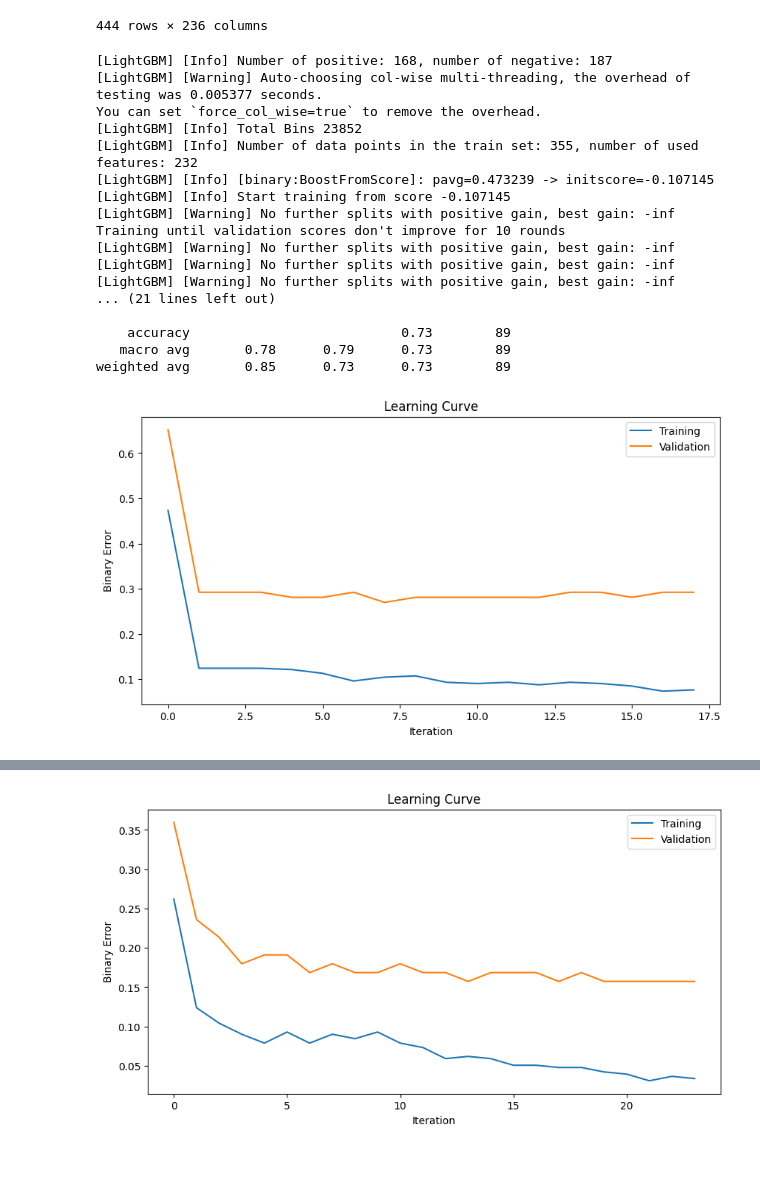
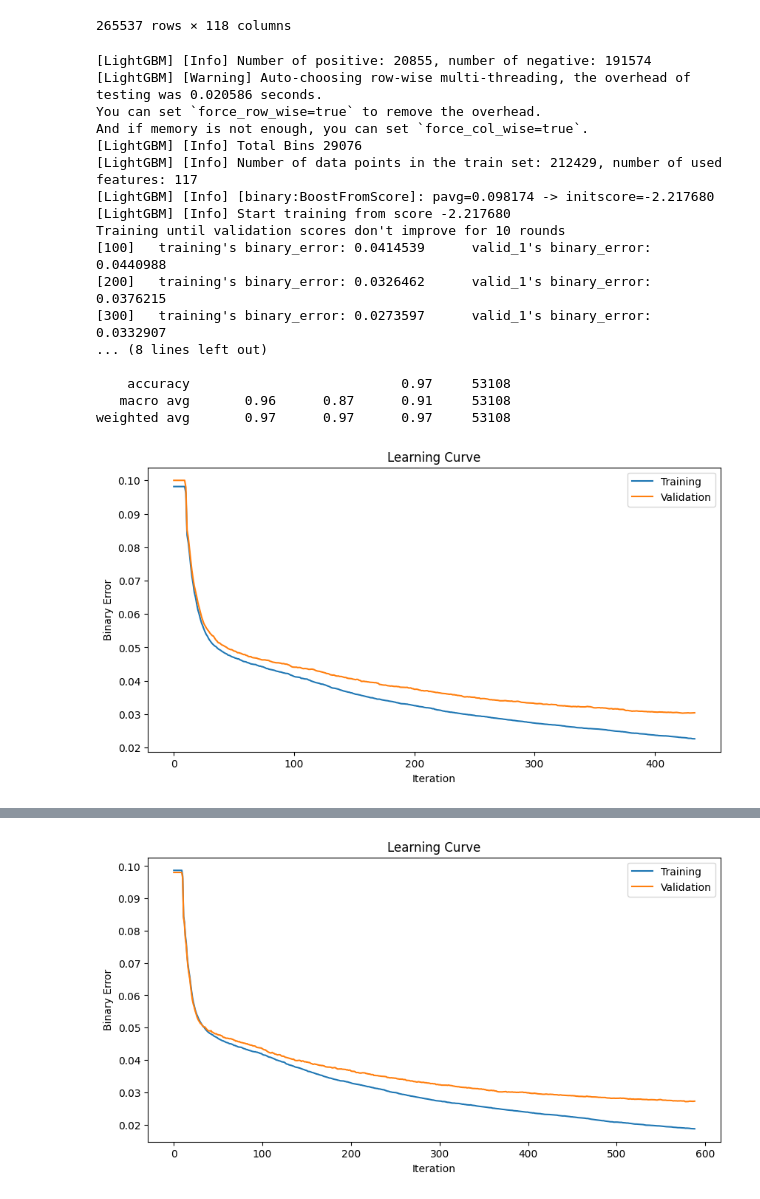
Before and after one commit to pixcelo/learning-model, a Jupyter notebook: tm_binary_5m.ipynb, the cells around one changed output, grey strips where cells are left out. Drawn from its saved outputs; the diff is of its cells as text; code cells hidden in the pictures; blank space fills up the shorter version.

Commit message:
mod load_data and resampling 1minute

```diff
--- a/tm_binary_5m.ipynb
+++ b/tm_binary_5m.ipynb
@@ -16,7 +16,9 @@ pd.set_option('display.max_columns', None)
 def load_data(file_names):
     dfs = []
     for file_name in file_names:
-        df = pd.read_csv(file_name)
+        prefix = file_name.split('_')[1]
+        df = pd.read_csv(file_name, index_col=f"{prefix}_timestamp")
+        df.index = pd.to_datetime(df.index, unit="ms")
         dfs.append(df)
     return dfs
 
@@ -36,9 +38,9 @@ def feature_engineering(df, prefix):
     df[f'{prefix}_ADX'] = talib.ADX(high, low, close, timeperiod=14)
     df[f'{prefix}_ADXR'] = talib.ADXR(high, low, close, timeperiod=14)
 
-    df[f'{prefix}_SMA10'] = talib.SMA(close, timeperiod=10)
+    df[f'{prefix}_SMA20'] = talib.SMA(close, timeperiod=20)
     df[f'{prefix}_SMA50'] = talib.SMA(close, timeperiod=50)
-    df[f'{prefix}_SMA200'] = talib.SMA(close, timeperiod=200)
+    df[f'{prefix}_SMA100'] = talib.SMA(close, timeperiod=100)
 
     df[f'{prefix}_BB_UPPER'], df[f'{prefix}_BB_MIDDLE'], df[f'{prefix}_BB_LOWER'] = talib.BBANDS(close)
     df[f'{prefix}_BBANDS_upperband'] = (df[f'{prefix}_BB_UPPER'] - hilo) / close
@@ -49,8 +51,8 @@ def feature_engineering(df, prefix):
     df[f'{prefix}_OBV'] = talib.OBV(close, volume)
 
     # Calculate high_close_comparison
-    df[f'{prefix}_High_Close_Comparison'] = calculate_high_close_comparison(df, prefix)
-    df[f'{prefix}_double_top'], df[f'{prefix}_double_bottom'] = detect_double_top_bottom(df, prefix)
+    # df[f'{prefix}_High_Close_Comparison'] = calculate_high_close_comparison(df, prefix)
+    # df[f'{prefix}_double_top'], df[f'{prefix}_double_bottom'] = detect_double_top_bottom(df, prefix)
 
     df = df.dropna()
     df = df.reset_index(drop=True)
@@ -145,8 +147,8 @@ def plot_feature_importance(importances, feature_names):
     plt.show()
 
 def train_and_evaluate(df, n_splits=5):
-    features = df.drop('15m_target', axis=1)
-    labels = df['15m_target']
+    features = df.drop('5m_target', axis=1)
+    labels = df['5m_target']
 
     kf = KFold(n_splits=n_splits, shuffle=True, random_state=42)
     accuracies = []
@@ -202,20 +204,21 @@ def train_and_evaluate(df, n_splits=5):
 
 if __name__ == "__main__":
     file_names = [
-        "data/BTCUSDT_1m_20210801_20230331.csv",
-        "data/BTCUSDT_5m_20210801_20230331.csv",
-        "data/BTCUSDT_15m_20210801_20230331.csv",
-        "data/BTCUSDT_30m_20210801_20230331.csv",
-        "data/BTCUSDT_1h_20210801_20230331.csv",
-        "data/BTCUSDT_4h_20210801_20230331.csv",
-        "data/BTCUSDT_1d_20210801_20230331.csv",
+        "data/BTCUSDT_1m_20210801_20221231.csv",
+        "data/BTCUSDT_5m_20210801_20221231.csv",
+        "data/BTCUSDT_15m_20210801_20221231.csv",
+        "data/BTCUSDT_30m_20210801_20221231.csv",
         ]
     dfs = load_data(file_names)
 
     processed_dfs = []
     for df in dfs:
         prefix = df.columns[0].split('_')[0]
-        processed_df = feature_engineering(df, prefix)
+        # Resample to 1m timeframe
+        df_resampled = df.resample('1T').asfreq()
+        # Forward-fill NaN values
+        df_resampled = df_resampled.fillna(method='ffill')
+        processed_df = feature_engineering(df_resampled, prefix)
         processed_df = create_label(processed_df, prefix)
         processed_dfs.append(processed_df)
 
@@ -226,20 +229,12 @@ if __name__ == "__main__":
     combined_df = support_resistance(combined_df, "5m")
     combined_df = support_resistance(combined_df, "15m")
     combined_df = support_resistance(combined_df, "30m")
-    combined_df = support_resistance(combined_df, "1h")
-    combined_df = support_resistance(combined_df, "4h")
-    combined_df = support_resistance(combined_df, "1d")
     combined_df = price_relation(combined_df, '1m', '5m')
     combined_df = price_relation(combined_df, '5m', '15m')
     combined_df = price_relation(combined_df, '5m', '30m')
-    combined_df = price_relation(combined_df, '5m', '1h')
-    combined_df = price_relation(combined_df, '5m', '4h')
-    combined_df = price_relation(combined_df, '5m', '1d')
-
     display(combined_df)
 
     model, evals_result = train_and_evaluate(combined_df)
-
 
     model_path = os.path.join("model", "5m_model.pkl")
     with open(model_path, "wb") as f:
@@ -262,19 +257,19 @@ if __name__ == "__main__":
-444 rows × 236 columns
+265537 rows × 118 columns
-[LightGBM] [Info] Number of positive: 168, number of negative: 187
-[LightGBM] [Warning] Auto-choosing col-wise multi-threading, the overhead of testing was 0.005377 seconds.
-You can set `force_col_wise=true` to remove the overhead.
-[LightGBM] [Info] Total Bins 23852
-[LightGBM] [Info] Number of data points in the train set: 355, number of used features: 232
-[LightGBM] [Info] [binary:BoostFromScore]: pavg=0.473239 -> initscore=-0.107145
-[LightGBM] [Info] Start training from score -0.107145
-[LightGBM] [Warning] No further splits with positive gain, best gain: -inf
+[LightGBM] [Info] Number of positive: 20855, number of negative: 191574
+[LightGBM] [Warning] Auto-choosing row-wise multi-threading, the overhead of testing was 0.020586 seconds.
+You can set `force_row_wise=true` to remove the overhead.
+And if memory is not enough, you can set `force_col_wise=true`.
+[LightGBM] [Info] Total Bins 29076
+[LightGBM] [Info] Number of data points in the train set: 212429, number of used features: 117
+[LightGBM] [Info] [binary:BoostFromScore]: pavg=0.098174 -> initscore=-2.217680
+[LightGBM] [Info] Start training from score -2.217680
 Training until validation scores don't improve for 10 rounds
-[LightGBM] [Warning] No further splits with positive gain, best gain: -inf
-[LightGBM] [Warning] No further splits with positive gain, best gain: -inf
-[LightGBM] [Warning] No further splits with positive gain, best gain: -inf
-... (21 lines left out)
+[100]   training's binary_error: 0.0414539      valid_1's binary_error: 0.0440988
+[200]   training's binary_error: 0.0326462      valid_1's binary_error: 0.0376215
+[300]   training's binary_error: 0.0273597      valid_1's binary_error: 0.0332907
+... (8 lines left out)
 
-    accuracy                           0.73        89
-   macro avg       0.78      0.79      0.73        89
-weighted avg       0.85      0.73      0.73        89
+    accuracy                           0.97     53108
+   macro avg       0.96      0.87      0.91     53108
+weighted avg       0.97      0.97      0.97     53108
-[figure, old version]
+[figure, new version]
@@ -298 +293 @@ weighted avg       0.84      0.84      0.84        89
-[figure, old version]
+[figure, new version]
```
Also changed, not shown: parts of 1 cell of this notebook.
